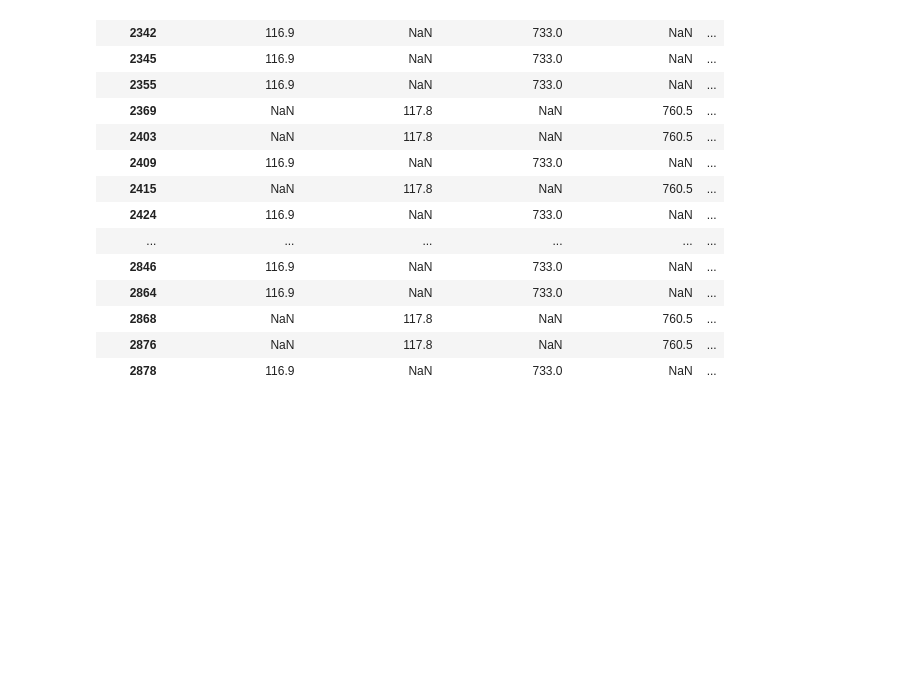
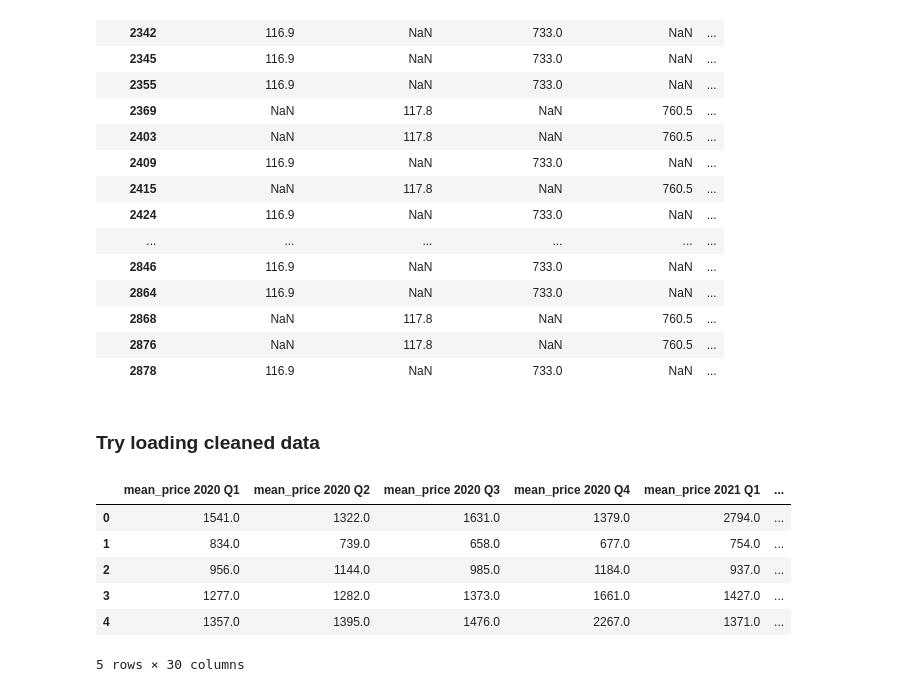
Before and after one commit to walthersy/NSW-house-price, a Jupyter notebook: Ken - Data Cleaning - Population and Construction.ipynb, the cells around one changed output. Drawn from its saved outputs; the diff is of its cells as text; code cells hidden in the pictures; blank space fills up the shorter version.

Commit message:
load clean data

```diff
--- a/Ken - Data Cleaning - Population and Construction.ipynb
+++ b/Ken - Data Cleaning - Population and Construction.ipynb
@@ -385,3 +385,16 @@ pivot.loc[pivot.isna().any(axis=1)]
 | 2868 | NaN | 117.8 | NaN | 760.5 | ... |
 | 2876 | NaN | 117.8 | NaN | 760.5 | ... |
 | 2878 | 116.9 | NaN | 733.0 | NaN | ... |
+# %% [markdown]
+### Try loading cleaned data
+# %%
+clean_sr = pd.read_csv('Files/Cleaned/Pivot_Sales_Rent_5Quarters_SharedPOA.csv')
+clean_sr.head()
+# %% [output]
+|  | mean_price 2020 Q1 | mean_price 2020 Q2 | mean_price 2020 Q3 | mean_price 2020 Q4 | mean_price 2021 Q1 | ... |
+| 0 | 1541.0 | 1322.0 | 1631.0 | 1379.0 | 2794.0 | ... |
+| 1 | 834.0 | 739.0 | 658.0 | 677.0 | 754.0 | ... |
+| 2 | 956.0 | 1144.0 | 985.0 | 1184.0 | 937.0 | ... |
+| 3 | 1277.0 | 1282.0 | 1373.0 | 1661.0 | 1427.0 | ... |
+| 4 | 1357.0 | 1395.0 | 1476.0 | 2267.0 | 1371.0 | ... |
+5 rows × 30 columns
```
